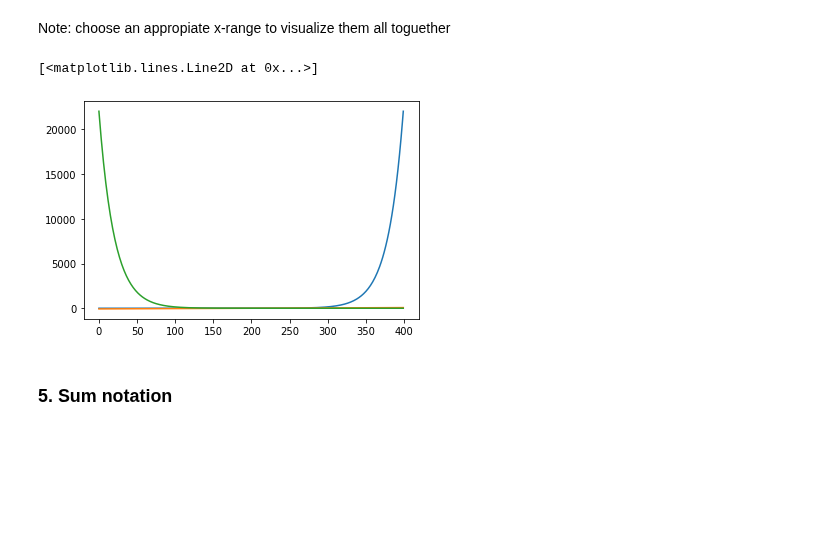
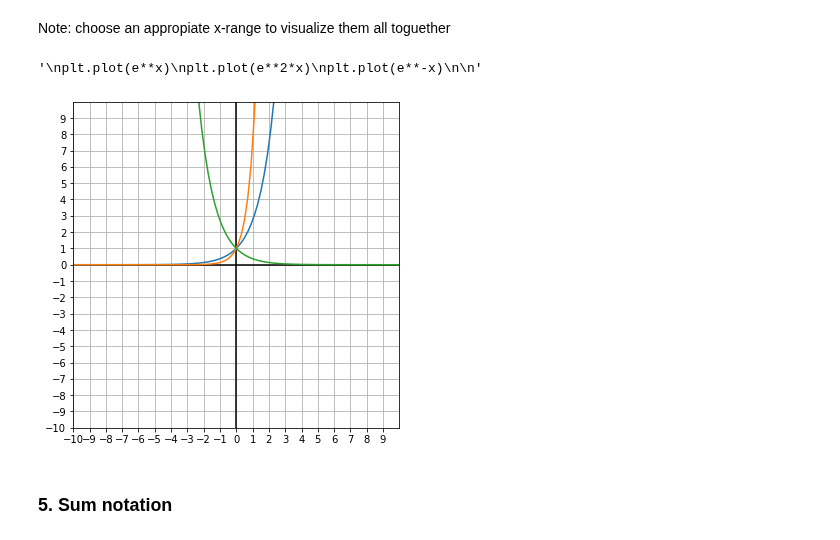
Before and after one commit to Ironhack-Data-Madrid-Enero-2021/lab-math-refresher, a Jupyter notebook: your-code/main.ipynb, the cells around one changed output. Saved outputs shown, nothing was run; the diff lists cells and outputs as text; code cells hidden in the pictures; blank space fills up the shorter version.

```diff
--- a/your-code/main.ipynb
+++ b/your-code/main.ipynb
@@ -274,18 +343,26 @@ e ** -10
 # %% [markdown]
 Note: choose an appropiate x-range to visualize them all toguether
 # %%
+
+
 x = np.linspace(
     start= -10,
     stop= 10,
-    num = 400
+    num = 100
     )
-# %%
-plt.plot(e**x)
-plt.plot(e**2*x)
-plt.plot(e**-x)
-# %% [output]
-[<matplotlib.lines.Line2D at 0x...>]
-[figure, removed]
+# %%
+initialize_grid()
+
+y1= np.exp(x)
+y2= np.exp(2*x)
+y3= np.exp(-x)
+
+plt.plot(x, y1)
+plt.plot(x, y2)
+plt.plot(x, y3)
+# %% [output]
+'\nplt.plot(e**x)\nplt.plot(e**2*x)\nplt.plot(e**-x)\n\n'
+[figure, added]
 # %% [markdown]
 ### 5. Sum notation
 # %% [markdown]
```
Also changed, not shown: parts of 44 cells of this notebook.
